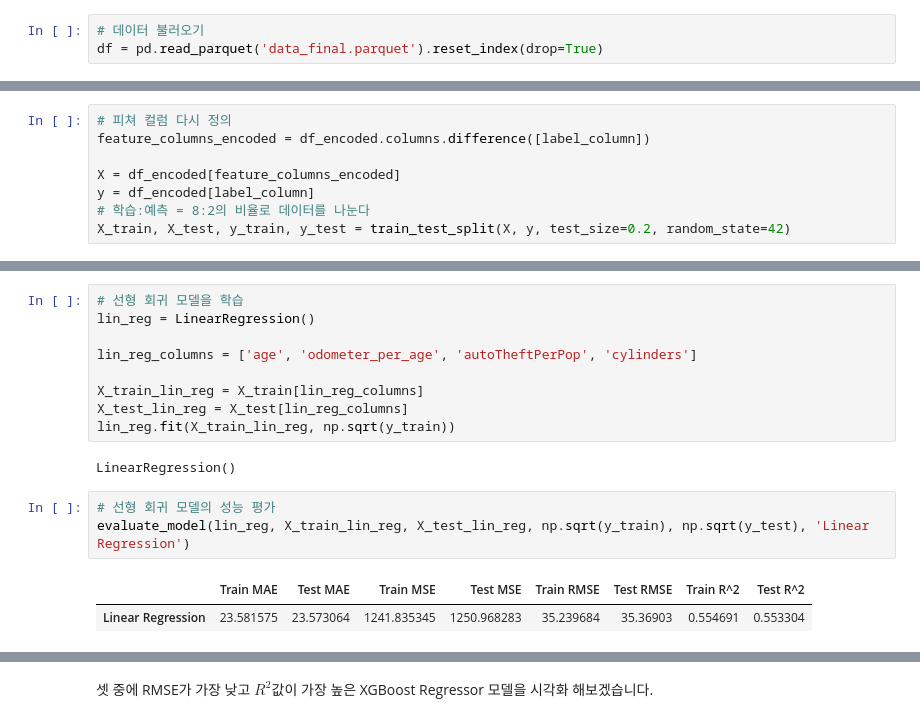
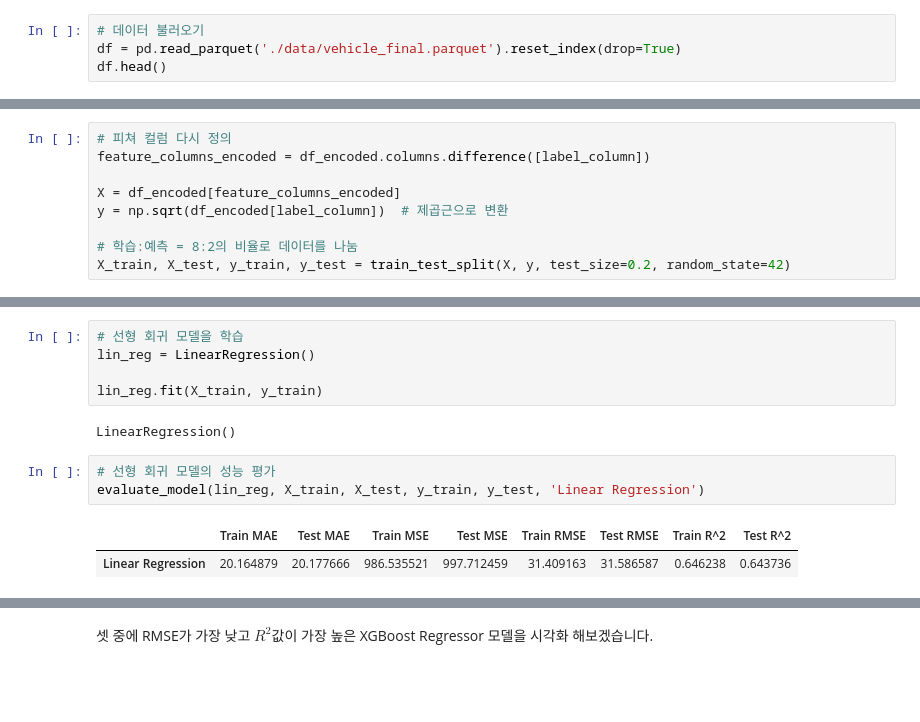
Before and after one commit to YuHan-J-Nam/2024_01_Intro_to_ML_Final, a Jupyter notebook: model_train_test.ipynb, the cells around one changed output, grey strips where cells are left out. Cells and saved outputs as stored; diff of their text form; blank space fills up the shorter version.

```diff
--- a/model_train_test.ipynb
+++ b/model_train_test.ipynb
@@ -26,3 +36,4 @@ import time
 # %%
 # 데이터 불러오기
-df = pd.read_parquet('data_final.parquet').reset_index(drop=True)
+df = pd.read_parquet('./data/vehicle_final.parquet').reset_index(drop=True)
+df.head()
@@ -104,6 +139,7 @@ Index(['manufacturer_0', 'manufacturer_1', 'manufacturer_2', 'manufacturer_3',
 feature_columns_encoded = df_encoded.columns.difference([label_column])
 
 X = df_encoded[feature_columns_encoded]
-y = df_encoded[label_column]
-# 학습:예측 = 8:2의 비율로 데이터를 나눈다
+y = np.sqrt(df_encoded[label_column])  # 제곱근으로 변환
+
+# 학습:예측 = 8:2의 비율로 데이터를 나눔
 X_train, X_test, y_train, y_test = train_test_split(X, y, test_size=0.2, random_state=42)
@@ -209,16 +249,12 @@ def plt_model(model, y_test, y_pred, model_name='Linear Regression', show_featur
 # 선형 회귀 모델을 학습
 lin_reg = LinearRegression()
 
-lin_reg_columns = ['age', 'odometer_per_age', 'autoTheftPerPop', 'cylinders']
-
-X_train_lin_reg = X_train[lin_reg_columns]
-X_test_lin_reg = X_test[lin_reg_columns]
-lin_reg.fit(X_train_lin_reg, np.sqrt(y_train))
+lin_reg.fit(X_train, y_train)
 # %% [output]
 LinearRegression()
 # %%
 # 선형 회귀 모델의 성능 평가
-evaluate_model(lin_reg, X_train_lin_reg, X_test_lin_reg, np.sqrt(y_train), np.sqrt(y_test), 'Linear Regression')
+evaluate_model(lin_reg, X_train, X_test, y_train, y_test, 'Linear Regression')
 # %% [output]
 |  | Train MAE | Test MAE | Train MSE | Test MSE | Train RMSE | Test RMSE | Train R^2 | Test R^2 |
-| Linear Regression | 23.581575 | 23.573064 | 1241.835345 | 1250.968283 | 35.239684 | 35.36903 | 0.554691 | 0.553304 |
+| Linear Regression | 20.164879 | 20.177666 | 986.535521 | 997.712459 | 31.409163 | 31.586587 | 0.646238 | 0.643736 |
```
Also changed, not shown: parts of 69 cells of this notebook.
